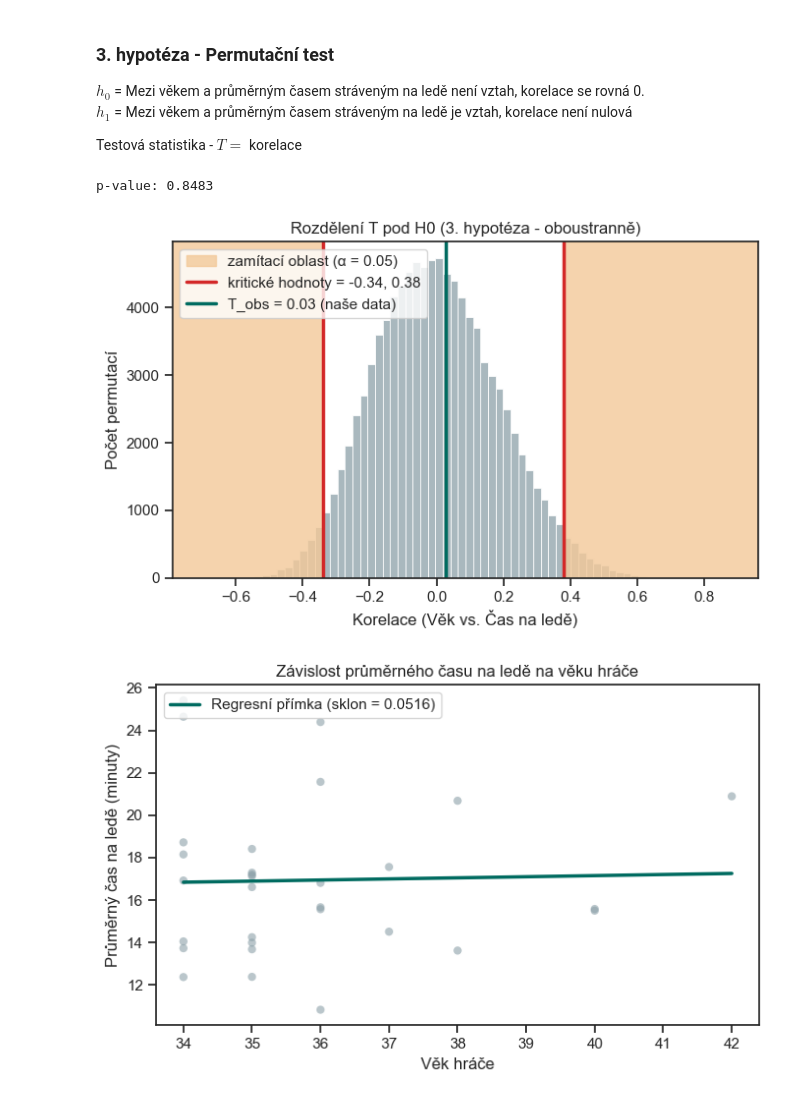
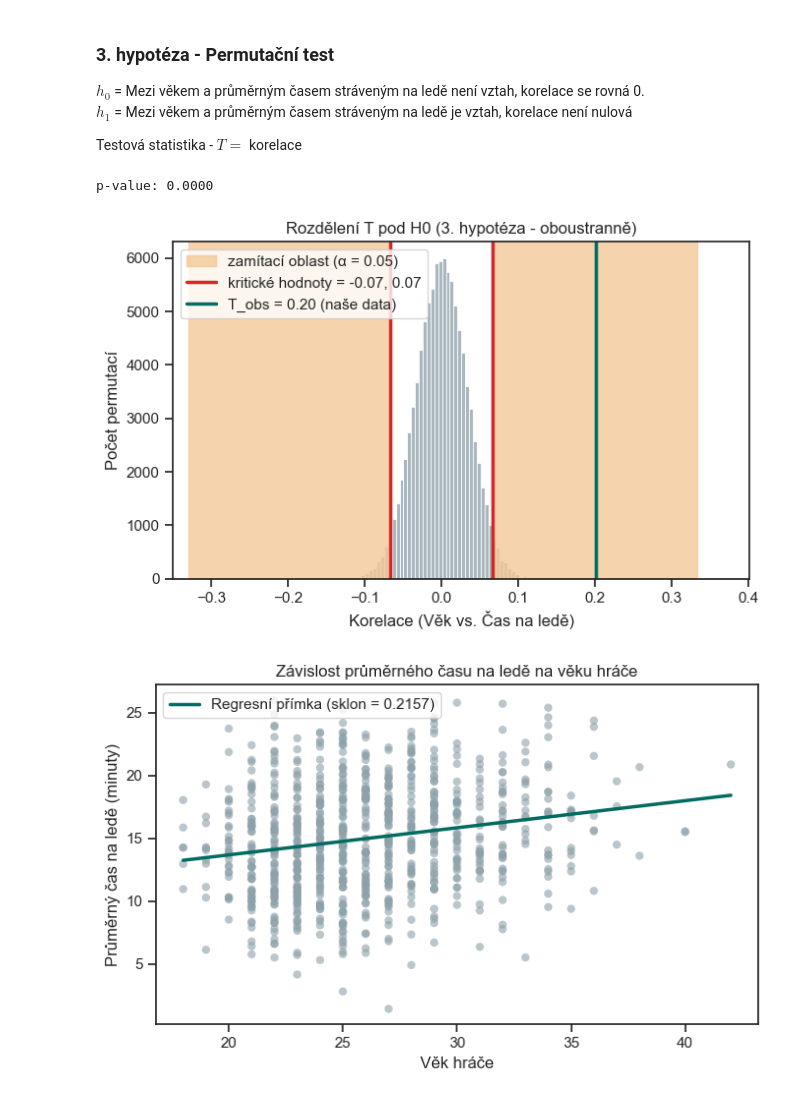
Before and after one commit to honzabenes/NMAI059_PaSt, a Jupyter notebook: statisticky_projekt/statisticky_projekt.ipynb, the cells around one changed output. Cells and saved outputs as stored; diff of their text form; code cells hidden in the pictures.

```diff
--- a/statisticky_projekt/statisticky_projekt.ipynb
+++ b/statisticky_projekt/statisticky_projekt.ipynb
@@ -137,41 +138,41 @@ $h_1$ = Mezi věkem a průměrným časem stráveným na ledě je vztah, korelac
 Testová statistika - $T =$ korelace
 # %%
 # Načtení dat
-player_age = df_players['Age'].head(30).astype(float).to_numpy()
-avg_ice_time = df_players['Avg_ice_time'].head(30).astype(float).to_numpy()
+player_age = df_players['Age'].astype(float).to_numpy()
+avg_ice_time = df_players['Avg_ice_time'].astype(float).to_numpy()
 
 # Testová statistika
 def correlation(x, y):
     return np.corrcoef(x, y)[0, 1]
 
 # Simulace
 result = permutation_test(
     data = (player_age, avg_ice_time),
     statistic = correlation,
     # Zde jsem zvolil opět 'pairings', protože chci sledovat vztah mezi věkem a avg časem na ledě a tedy náhodně prohazovat čas na ledě mezi jednotlivými hráči.
     permutation_type='pairings',
     n_resamples=100_000,
     alternative='two-sided'
 )
 
 # Vizualizace
 print(f"p-value: {result.pvalue:.4f}")
 
 visualize_permutation_test(
     result,
     alternative='two-sided',
     title='Rozdělení T pod H0 (3. hypotéza - oboustranně)',
     xlabel='Korelace (Věk vs. Čas na ledě)'
 )
 
 visualize_regression(
     x=player_age,
     y=avg_ice_time,
     title='Závislost průměrného času na ledě na věku hráče',
     xlabel='Věk hráče',
     ylabel='Průměrný čas na ledě (minuty)'
 )
 # %% [output]
-p-value: 0.8483
+p-value: 0.0000
-[figure, old version]
+[figure, new version]
-[figure, old version]
+[figure, new version]
```
Also changed, not shown: parts of 2 cells of this notebook.
